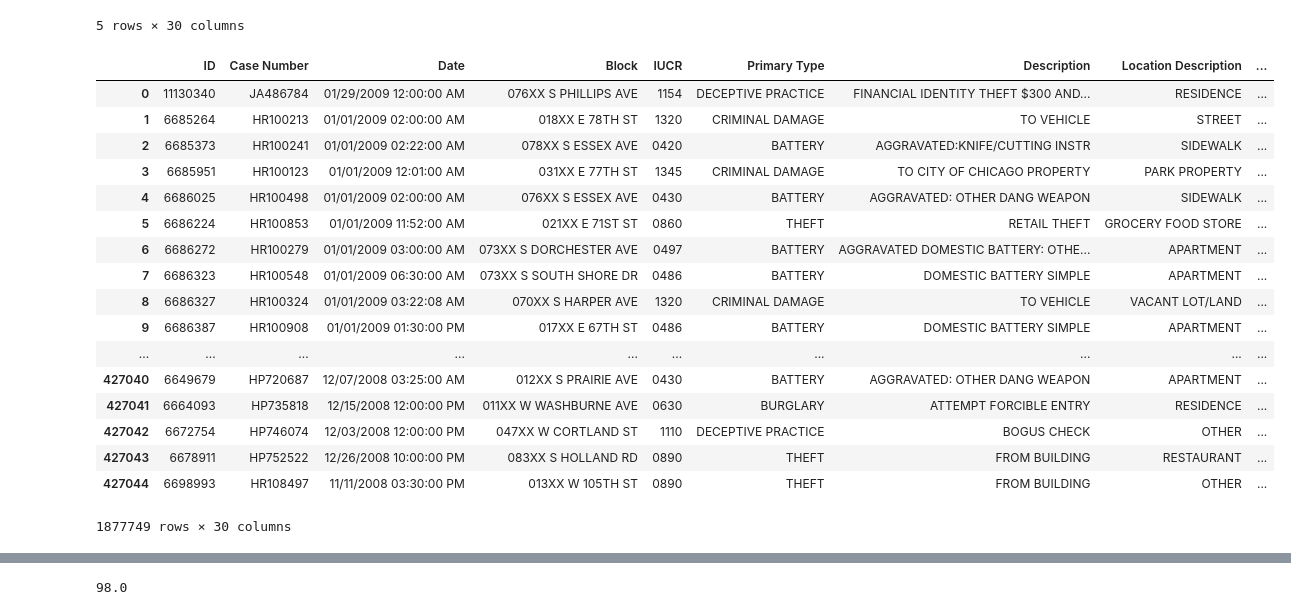
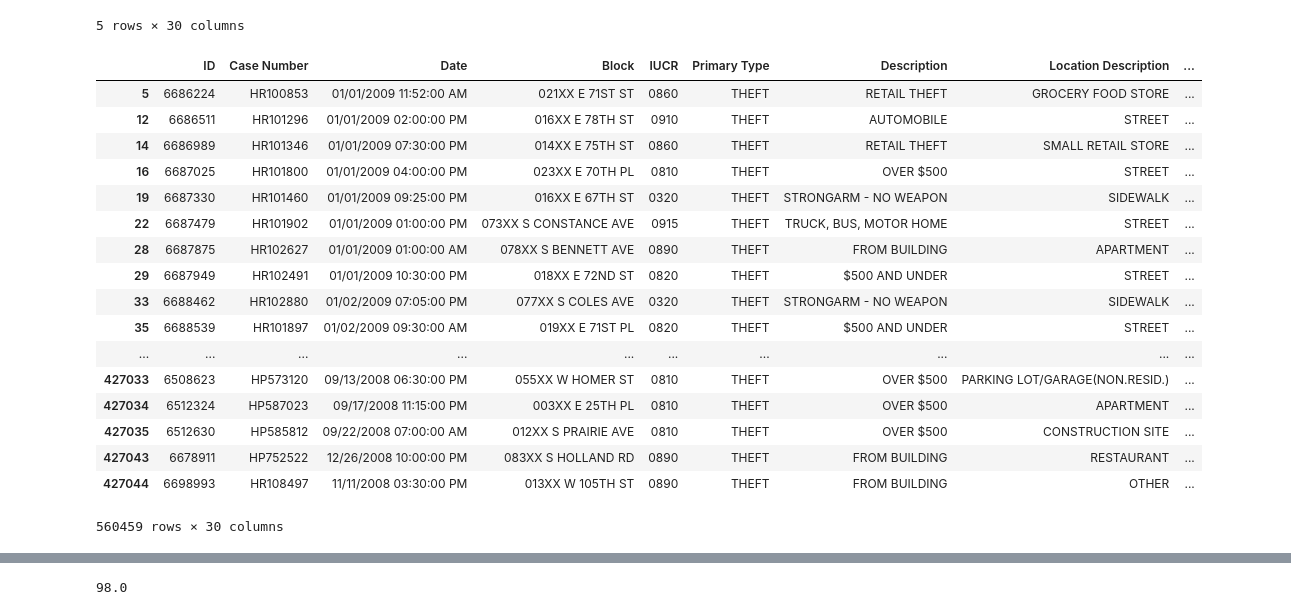
Before and after one commit to alimasoudi/test-project, a Jupyter notebook: Chicago-Crime-Data-Analysis.ipynb, the cells around one changed output, grey strips where cells are left out. Drawn from its saved outputs; the diff is of its cells as text; code cells hidden in the pictures.

Commit message:
Code from March 7 (includes theft bar charts)

```diff
--- a/Chicago-Crime-Data-Analysis.ipynb
+++ b/Chicago-Crime-Data-Analysis.ipynb
@@ -57,6 +57,8 @@ False
 # %%
 ## Count number of observations for each crime
 df['Primary Type'].value_counts()
+df['Employer'] = df['Employer'].replace(
+    {'MOTOR VEHICLE THEFT': 'THEFT', 'ROBBERY': 'THEFT'})
 # %% [output]
 THEFT                                1435247
 BATTERY                              1244773
@@ -251,3 +253,8 @@ plt.savefig("output_data/FrequencyOfCrimesPerPolisDist.png")
 [figure]
 # %%
 census = pd.read_csv("Census_Data_-_Selected_socioeconomic_indicators_in_Chicago__2008___2012.csv")
+# %%
+df['Primary Type'].value_counts()
+df['Primary Type'] = df['Primary Type'].replace(
+    {'MOTOR VEHICLE THEFT': 'THEFT', 'ROBBERY': 'THEFT'})
+df["Primary Type"].value_counts()
@@ -312,23 +337,26 @@ crime_data2=pd.merge(crime10,census,on="Community Area")
 crime_data3=pd.merge(crime11,census,on="Community Area")
 # %%
 crime2=pd.concat([crime_data1,crime_data2,crime_data3,crime_data4,crime_data])
-crime2
+crime2.columns
+
+theft=crime2.loc[crime2["Primary Type"]=="THEFT"]
+theft
 # %% [output]
 |  | ID | Case Number | Date | Block | IUCR | Primary Type | Description | Location Description | ... |
-| 0 | 11130340 | JA486784 | 01/29/2009 12:00:00 AM | 076XX S PHILLIPS AVE | 1154 | DECEPTIVE PRACTICE | FINANCIAL IDENTITY THEFT $300 AND... | RESIDENCE | ... |
-| 1 | 6685264 | HR100213 | 01/01/2009 02:00:00 AM | 018XX E 78TH ST | 1320 | CRIMINAL DAMAGE | TO VEHICLE | STREET | ... |
-| 2 | 6685373 | HR100241 | 01/01/2009 02:22:00 AM | 078XX S ESSEX AVE | 0420 | BATTERY | AGGRAVATED:KNIFE/CUTTING INSTR | SIDEWALK | ... |
-| 3 | 6685951 | HR100123 | 01/01/2009 12:01:00 AM | 031XX E 77TH ST | 1345 | CRIMINAL DAMAGE | TO CITY OF CHICAGO PROPERTY | PARK PROPERTY | ... |
-| 4 | 6686025 | HR100498 | 01/01/2009 02:00:00 AM | 076XX S ESSEX AVE | 0430 | BATTERY | AGGRAVATED: OTHER DANG WEAPON | SIDEWALK | ... |
 | 5 | 6686224 | HR100853 | 01/01/2009 11:52:00 AM | 021XX E 71ST ST | 0860 | THEFT | RETAIL THEFT | GROCERY FOOD STORE | ... |
-| 6 | 6686272 | HR100279 | 01/01/2009 03:00:00 AM | 073XX S DORCHESTER AVE | 0497 | BATTERY | AGGRAVATED DOMESTIC BATTERY: OTHE... | APARTMENT | ... |
-| 7 | 6686323 | HR100548 | 01/01/2009 06:30:00 AM | 073XX S SOUTH SHORE DR | 0486 | BATTERY | DOMESTIC BATTERY SIMPLE | APARTMENT | ... |
-| 8 | 6686327 | HR100324 | 01/01/2009 03:22:08 AM | 070XX S HARPER AVE | 1320 | CRIMINAL DAMAGE | TO VEHICLE | VACANT LOT/LAND | ... |
-| 9 | 6686387 | HR100908 | 01/01/2009 01:30:00 PM | 017XX E 67TH ST | 0486 | BATTERY | DOMESTIC BATTERY SIMPLE | APARTMENT | ... |
+| 12 | 6686511 | HR101296 | 01/01/2009 02:00:00 PM | 016XX E 78TH ST | 0910 | THEFT | AUTOMOBILE | STREET | ... |
+| 14 | 6686989 | HR101346 | 01/01/2009 07:30:00 PM | 014XX E 75TH ST | 0860 | THEFT | RETAIL THEFT | SMALL RETAIL STORE | ... |
+| 16 | 6687025 | HR101800 | 01/01/2009 04:00:00 PM | 023XX E 70TH PL | 0810 | THEFT | OVER $500 | STREET | ... |
+| 19 | 6687330 | HR101460 | 01/01/2009 09:25:00 PM | 016XX E 67TH ST | 0320 | THEFT | STRONGARM - NO WEAPON | SIDEWALK | ... |
+| 22 | 6687479 | HR101902 | 01/01/2009 01:00:00 PM | 073XX S CONSTANCE AVE | 0915 | THEFT | TRUCK, BUS, MOTOR HOME | STREET | ... |
+| 28 | 6687875 | HR102627 | 01/01/2009 01:00:00 AM | 078XX S BENNETT AVE | 0890 | THEFT | FROM BUILDING | APARTMENT | ... |
+| 29 | 6687949 | HR102491 | 01/01/2009 10:30:00 PM | 018XX E 72ND ST | 0820 | THEFT | $500 AND UNDER | STREET | ... |
+| 33 | 6688462 | HR102880 | 01/02/2009 07:05:00 PM | 077XX S COLES AVE | 0320 | THEFT | STRONGARM - NO WEAPON | SIDEWALK | ... |
+| 35 | 6688539 | HR101897 | 01/02/2009 09:30:00 AM | 019XX E 71ST PL | 0820 | THEFT | $500 AND UNDER | STREET | ... |
 | ... | ... | ... | ... | ... | ... | ... | ... | ... | ... |
-| 427040 | 6649679 | HP720687 | 12/07/2008 03:25:00 AM | 012XX S PRAIRIE AVE | 0430 | BATTERY | AGGRAVATED: OTHER DANG WEAPON | APARTMENT | ... |
-| 427041 | 6664093 | HP735818 | 12/15/2008 12:00:00 PM | 011XX W WASHBURNE AVE | 0630 | BURGLARY | ATTEMPT FORCIBLE ENTRY | RESIDENCE | ... |
-| 427042 | 6672754 | HP746074 | 12/03/2008 12:00:00 PM | 047XX W CORTLAND ST | 1110 | DECEPTIVE PRACTICE | BOGUS CHECK | OTHER | ... |
+| 427033 | 6508623 | HP573120 | 09/13/2008 06:30:00 PM | 055XX W HOMER ST | 0810 | THEFT | OVER $500 | PARKING LOT/GARAGE(NON.RESID.) | ... |
+| 427034 | 6512324 | HP587023 | 09/17/2008 11:15:00 PM | 003XX E 25TH PL | 0810 | THEFT | OVER $500 | APARTMENT | ... |
+| 427035 | 6512630 | HP585812 | 09/22/2008 07:00:00 AM | 012XX S PRAIRIE AVE | 0810 | THEFT | OVER $500 | CONSTRUCTION SITE | ... |
 | 427043 | 6678911 | HP752522 | 12/26/2008 10:00:00 PM | 083XX S HOLLAND RD | 0890 | THEFT | FROM BUILDING | RESTAURANT | ... |
 | 427044 | 6698993 | HR108497 | 11/11/2008 03:30:00 PM | 013XX W 105TH ST | 0890 | THEFT | FROM BUILDING | OTHER | ... |
-1877749 rows × 30 columns
+560459 rows × 30 columns
```
Also changed, not shown: parts of 28 cells of this notebook.
